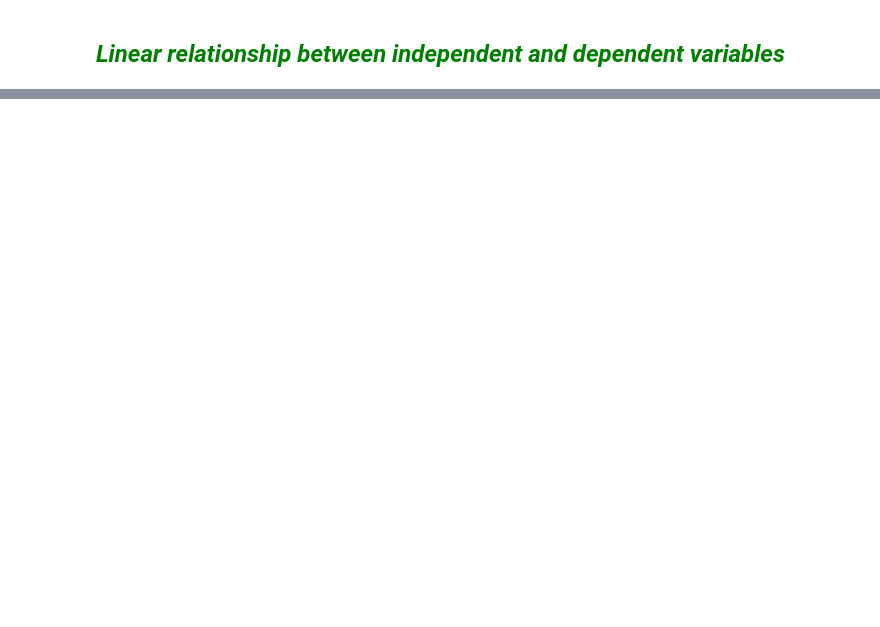
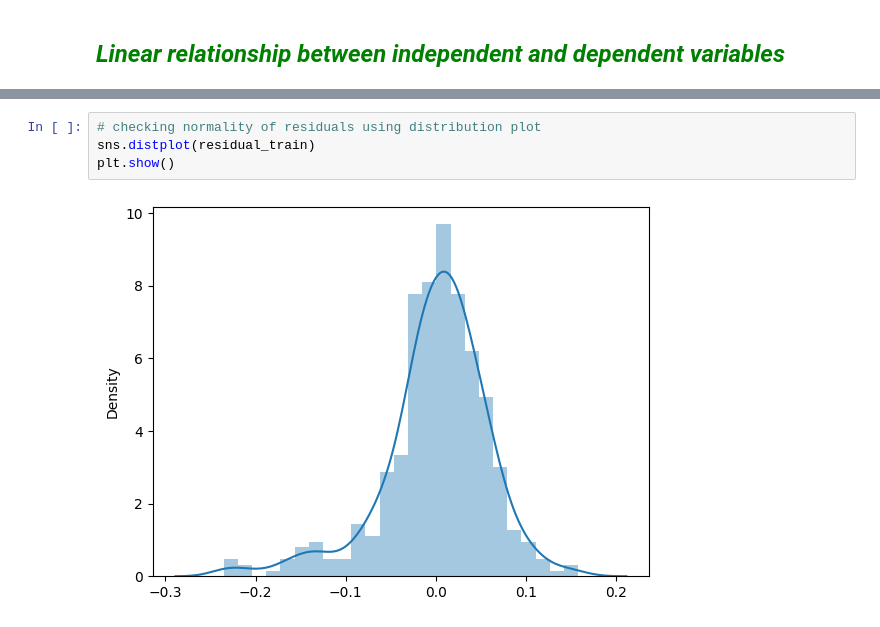
Before and after one commit to shamabansal17/Predicting-probabilty-to-get-admission-in-IVY-colleges, a Jupyter notebook: Jamboree.ipynb, the cells around one changed output, grey strips where cells are left out. Saved outputs shown, nothing was run; the diff lists cells and outputs as text; blank space fills up the shorter version.

```diff
--- a/Jamboree.ipynb
+++ b/Jamboree.ipynb
@@ -625,0 +693,6 @@ TypeError: 'NoneType' object is not iterable
+# %%
+# checking normality of residuals using distribution plot
+sns.distplot(residual_train)
+plt.show()
+# %% [output]
+[figure, added]
```
Also changed, not shown: parts of 43 cells of this notebook.
